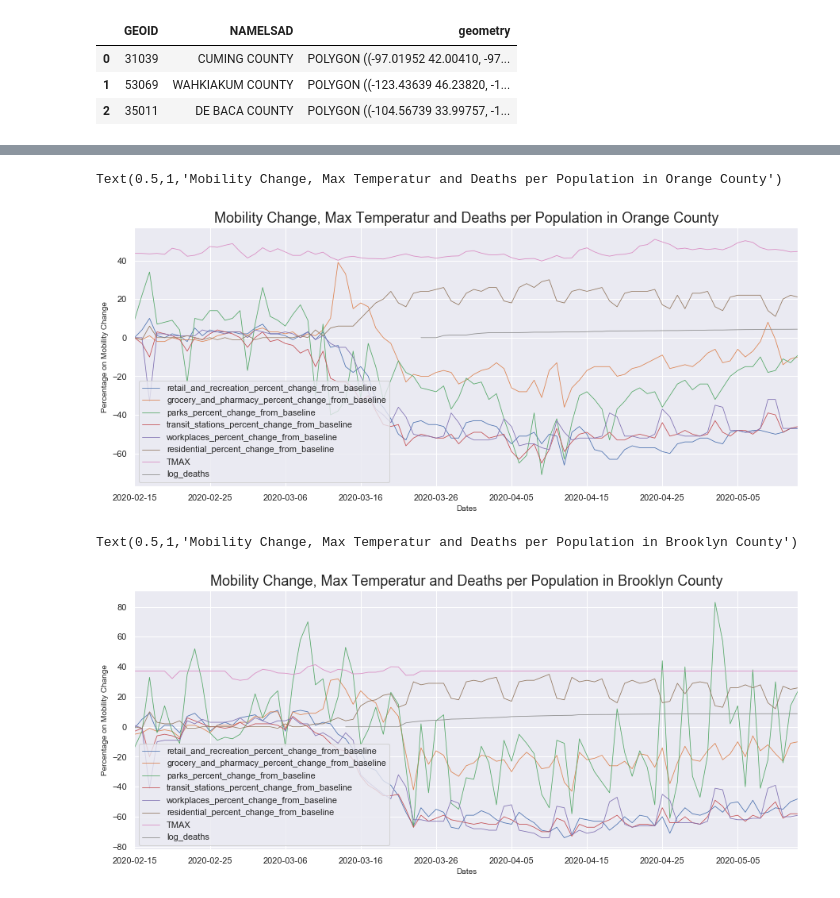
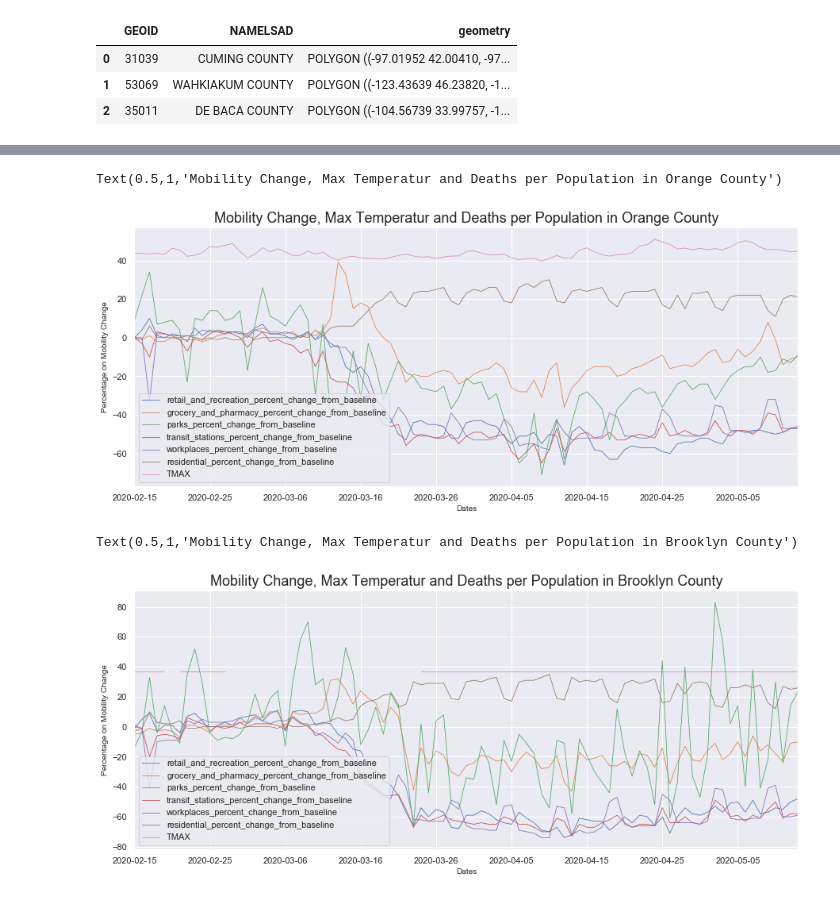
Before and after one commit to LittleAhn/covid19-ml-project, a Jupyter notebook: scripts/building_graphs.ipynb, the cells around one changed output, grey strips where cells are left out. Cells and saved outputs as stored; diff of their text form; code cells hidden in the pictures.

Commit message:
updated graphs with the latest dataset
updated graphs with the latest dataset

```diff
--- a/scripts/building_graphs.ipynb
+++ b/scripts/building_graphs.ipynb
@@ -116,7 +116,7 @@ df = pd.read_csv('full_df.csv')
 df_line = df[['date', 'fips', 'retail_and_recreation_percent_change_from_baseline',
     'grocery_and_pharmacy_percent_change_from_baseline', 'parks_percent_change_from_baseline',
     'transit_stations_percent_change_from_baseline', 'workplaces_percent_change_from_baseline',
-    'residential_percent_change_from_baseline', 'TMAX', 'log_deaths']]
+    'residential_percent_change_from_baseline', 'TMAX']]
 # %%
 df_line.set_index('date', inplace=True)
 # %%
@@ -126,27 +126,27 @@ df_orange = df_line[df_line['fips'] == 6059]
 df_orange = df_orange[['retail_and_recreation_percent_change_from_baseline',
     'grocery_and_pharmacy_percent_change_from_baseline', 'parks_percent_change_from_baseline',
     'transit_stations_percent_change_from_baseline', 'workplaces_percent_change_from_baseline',
-    'residential_percent_change_from_baseline', 'TMAX', 'log_deaths']]
+    'residential_percent_change_from_baseline', 'TMAX']]
 df_orange.plot(linewidth=0.8)
 plt.xlabel("Dates", fontsize=10)
 plt.ylabel("Percentage on Mobility Change", fontsize=10)
 plt.title('Mobility Change, Max Temperatur and Deaths per Population in Orange County', fontsize=18)
 # %% [output]
 Text(0.5,1,'Mobility Change, Max Temperatur and Deaths per Population in Orange County')
-[figure, old version]
+[figure, new version]
 # %%
 df_brooklyn = df_line[df_line['fips'] == 36047]
 df_brooklyn = df_brooklyn[['retail_and_recreation_percent_change_from_baseline',
     'grocery_and_pharmacy_percent_change_from_baseline', 'parks_percent_change_from_baseline',
     'transit_stations_percent_change_from_baseline', 'workplaces_percent_change_from_baseline',
-    'residential_percent_change_from_baseline', 'TMAX', 'log_deaths']]
+    'residential_percent_change_from_baseline', 'TMAX']]
 df_brooklyn.plot(linewidth=0.8)
 plt.xlabel("Dates", fontsize=10)
 plt.ylabel("Percentage on Mobility Change", fontsize=10)
 plt.title('Mobility Change, Max Temperatur and Deaths per Population in Brooklyn County', fontsize=18)
 # %% [output]
 Text(0.5,1,'Mobility Change, Max Temperatur and Deaths per Population in Brooklyn County')
-[figure, old version]
+[figure, new version]
 # %%
 df_cook = df_line[df_line['fips'] == 17031]
 df_cook = df_cook[['retail_and_recreation_percent_change_from_baseline',
```
Also changed, not shown: parts of 5 cells of this notebook.
